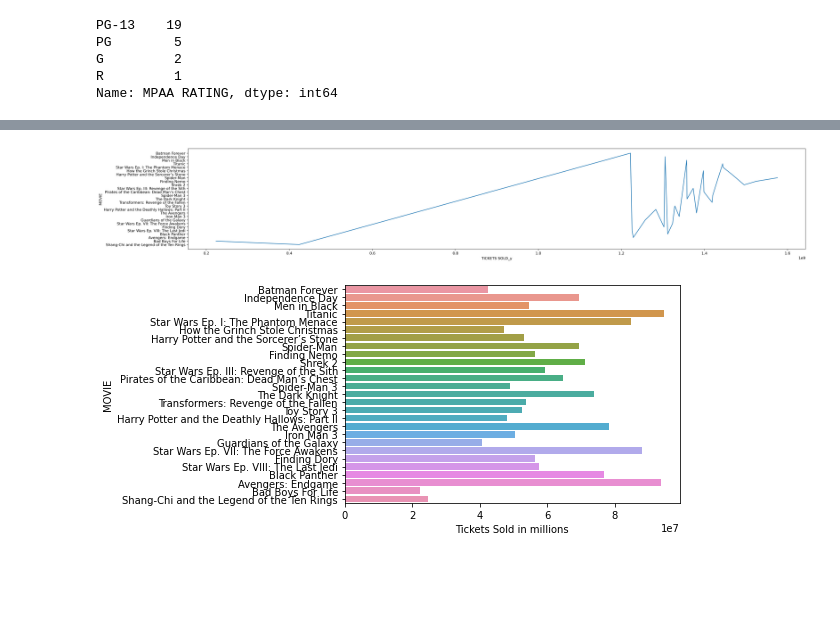
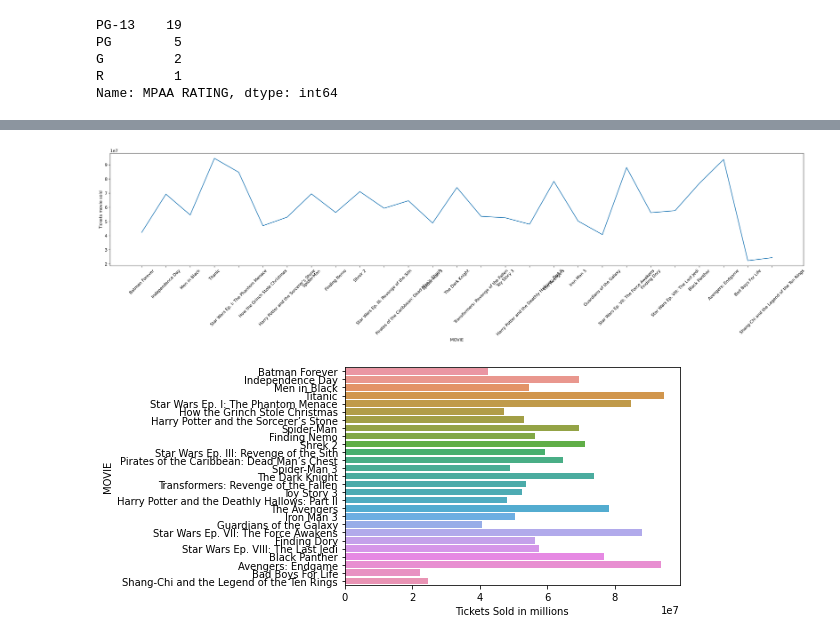
Before and after one commit to EmpressBelless/HollywoodTheatre95-21, a Jupyter notebook: HighestGrossingplussales.ipynb, the cells around one changed output, grey strips where cells are left out. Saved outputs shown, nothing was run; the diff lists cells and outputs as text; code cells hidden in the pictures; blank space fills up the shorter version.

Commit message:
new area plots

```diff
--- a/HighestGrossingplussales.ipynb
+++ b/HighestGrossingplussales.ipynb
@@ -145,0 +135,8 @@ Name: GENRE, dtype: int64
+# %%
+HighestGrossingplussales['TOTAL FOR YEAR'] = HighestGrossingplussales['TOTAL FOR YEAR'].astype('int64')
+# %%
+HighestGrossingplussales['TOTAL IN 2019 DOLLARS'] = HighestGrossingplussales['TOTAL IN 2019 DOLLARS'].replace('\$','', regex=True)
+HighestGrossingplussales['TOTAL IN 2019 DOLLARS'] = HighestGrossingplussales['TOTAL IN 2019 DOLLARS'].replace(' ','', regex=True)
+HighestGrossingplussales['TOTAL IN 2019 DOLLARS'] = HighestGrossingplussales['TOTAL IN 2019 DOLLARS'].replace(',','', regex=True)
+# %%
+HighestGrossingplussales['TOTAL IN 2019 DOLLARS'] = HighestGrossingplussales['TOTAL IN 2019 DOLLARS'].astype('int64')
@@ -163,8 +175,8 @@ Universal              1
 Dreamworks SKG         1
 Name: DISTRIBUTOR, dtype: int64
 # %%
-HighestGrossingplussales['TICKETS SOLD_x'] = HighestGrossingplussales['TICKETS SOLD_x'].replace(',','', regex=True)
-HighestGrossingplussales['TICKETS SOLD_x'] = HighestGrossingplussales['TICKETS SOLD_x'].astype('int64')
+# HighestGrossingplussales['TICKETS SOLD_x'] = HighestGrossingplussales['TICKETS SOLD_x'].replace(',','', regex=True)
+# HighestGrossingplussales['TICKETS SOLD_x'] = HighestGrossingplussales['TICKETS SOLD_x'].astype('int64')
 # %%
 HighestGrossingplussales.head()
 # %% [output]
@@ -177,8 +189,9 @@ HighestGrossingplussales.head()
 # %%
+# Tickets sold by movie by oldest movie to newest. Lineplot
 plt.figure(figsize=(30,5),dpi=300)
-sns.lineplot(data=HighestGrossingplussales, y='MOVIE', x='TICKETS SOLD_y')
-# plt.xticks(rotation=45)
+sns.lineplot(data=HighestGrossingplussales, x='MOVIE', y='Tickets movie sold')
+plt.xticks(rotation=45)
 plt.show()
 # %% [output]
-[figure, old version]
+[figure, new version]
 # %%
```
Also changed, not shown: parts of 19 cells of this notebook, 1 other file.
